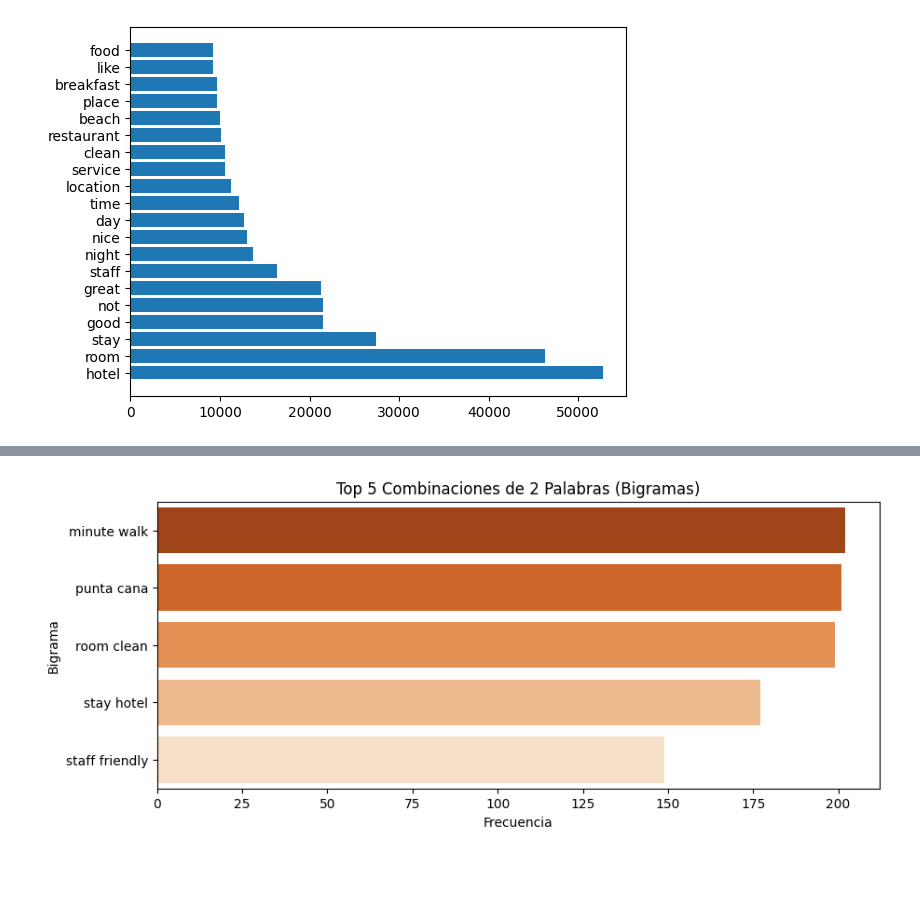
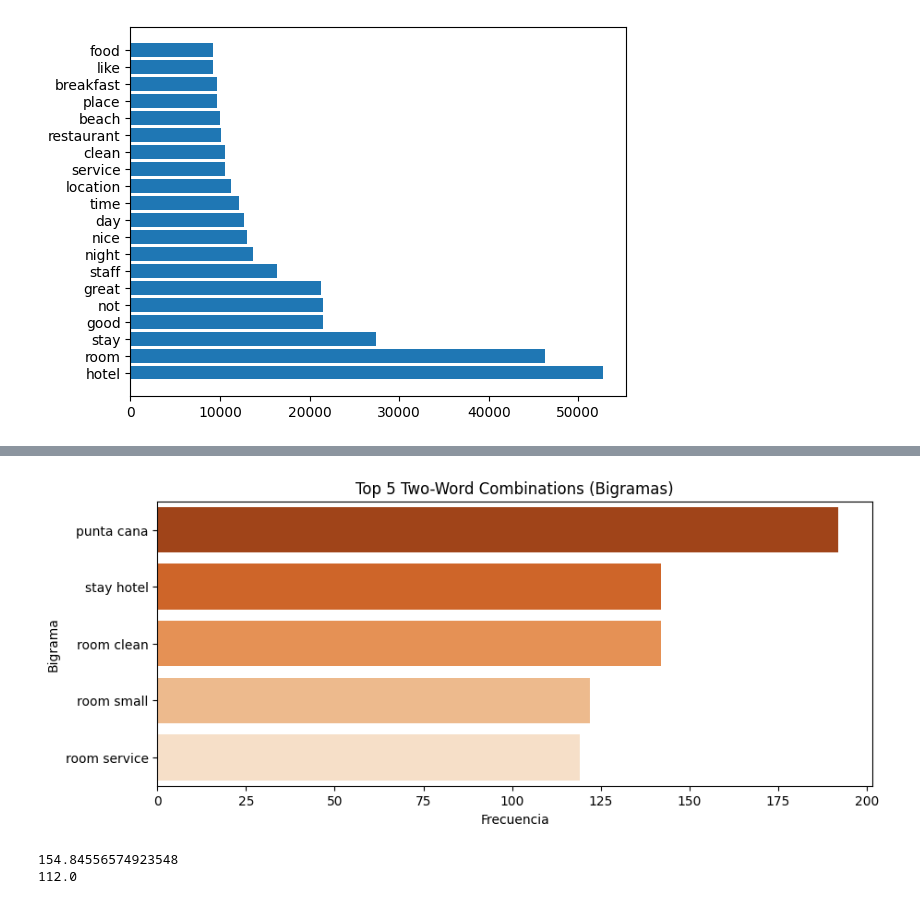
Before and after one commit to efren55/trip_advisor, a Jupyter notebook: trip_advisor.ipynb, the cells around one changed output, grey strips where cells are left out. Drawn from its saved outputs; the diff is of its cells as text; code cells hidden in the pictures; blank space fills up the shorter version.

```diff
--- a/trip_advisor.ipynb
+++ b/trip_advisor.ipynb
@@ -246,6 +287,8 @@ result_reviews=sentiment_analyzer(review_list)
 # %%
 #stars=df['Review'].apply(stars_analyzer)
 stars=stars_analyzer(review_list)
+# %%
+result_review_multi=sentiment_analyzer_multi(review_list)
 # %%
 df["Sentiment"] = [x["label"] for x in result_reviews]
 df["Sentiment_Score"]=[x['score'] for x in result_reviews]
@@ -272,0 +316,4 @@ df.head(5)
+# %%
+df['Sentiment_multi']=[x['label'] for x in result_review_multi]
+df['Sentiment_Score_multi']=[x['score'] for x in result_review_multi]
+df.head(5)
@@ -328,6 +393,7 @@ Name: count, dtype: int64
 # %%
-df_negative=df.loc[df['Sentiment'].isin(['Negative','Very Negative'])]
-#df_negative=df.loc[(df['Sentiment']=='Negative') | (df['Sentiment']=='Very Negative')]
+#df_negative=df.loc[df['Sentiment'].isin(['negative'])]
+df_negative=df.loc[df['Sentiment']=='negative'].copy()
+#df_negative=df.loc[(df['Sentiment_new']=='Negative') | (df['Sentiment_new']=='Very Negative')]
 df_negative.head(5)
 # %% [output]
 |  | id | Review | Rating | Review_clean | Review_words | Longitud_Review | Sentiment | Sentiment_Score | ... |
@@ -381,7 +474,7 @@ plt.title("Top 5 Combinaciones de 2 Palabras (Bigramas)");
 # %% [markdown]
 ### NEUTRAL
 # %%
-df_neutral=df.loc[df['Sentiment']=='Neutral']
+df_neutral=df.loc[df['Sentiment']=='neutral']
 df_neutral.head(5)
 # %% [output]
 |  | id | Review | Rating | Review_clean | Review_words | Longitud_Review | Sentiment | Sentiment_Score | ... |
@@ -420,15 +516,21 @@ plt.barh(df_counter_neu['Word'],width=df_counter_neu['Frecuency']);
 # %%
 todos_los_bigramas = []
 for lista_en_fila in df_neutral["Review_words"].apply(generar_bigramas):
     todos_los_bigramas.extend(lista_en_fila)
 
 conteo_bigramas = Counter(todos_los_bigramas)
 df_top_bigramas = pd.DataFrame(
     conteo_bigramas.most_common(5), columns=["Bigrama", "Frecuencia"]
 )
 
 plt.figure(figsize=(10, 4))
 sns.barplot(x="Frecuencia", y="Bigrama", hue='Bigrama',data=df_top_bigramas, palette="Oranges_r")
-plt.title("Top 5 Combinaciones de 2 Palabras (Bigramas)");
+plt.title("Top 5 Two-Word Combinations (Bigramas)");
 # %% [output]
-[figure, old version]
+[figure, new version]
+# %%
+print(df_neutral['Longitud_Review'].mean())
+print(df_neutral['Longitud_Review'].median())
+# %% [output]
+154.84556574923548
+112.0
```
Also changed, not shown: parts of 52 cells of this notebook.
